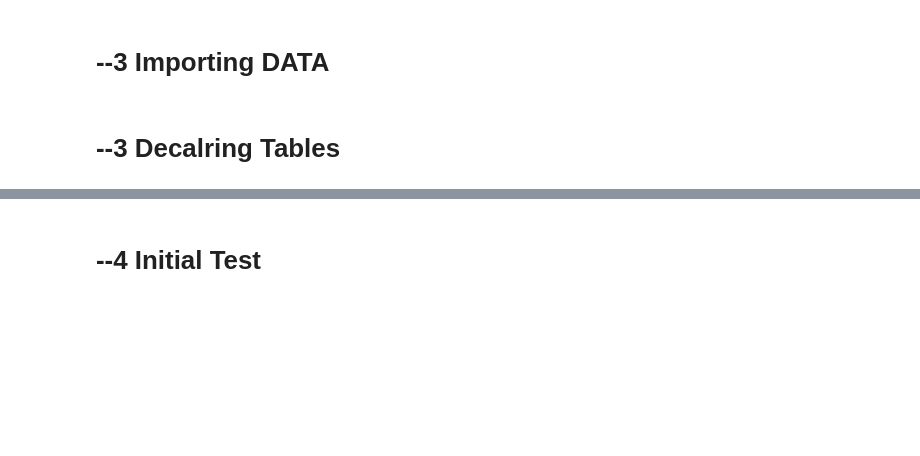
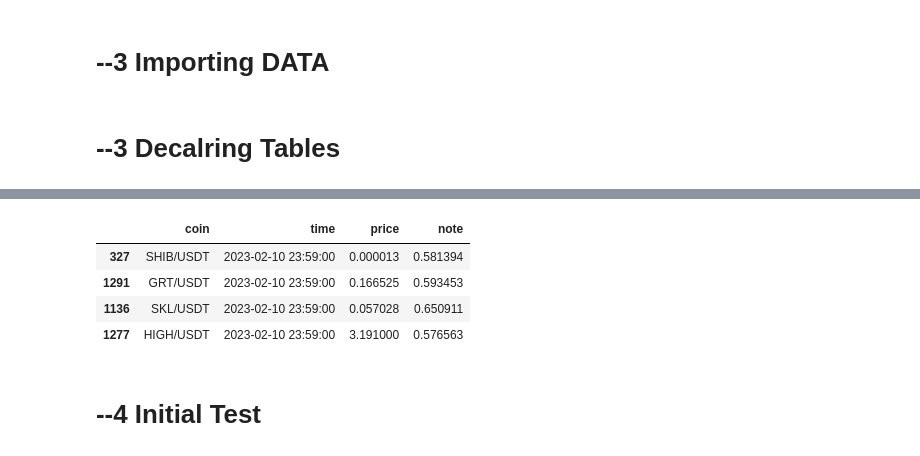
Before and after one commit to AyoubJadouli/Crypto_backtest_tools, a Jupyter notebook: +++AI_BackTest.ipynb, the cells around one changed output, grey strips where cells are left out. Saved outputs shown, nothing was run; the diff lists cells and outputs as text; code cells hidden in the pictures; blank space fills up the shorter version.

Commit message:
portfolio backtest

```diff
--- a/+++AI_BackTest.ipynb
+++ b/+++AI_BackTest.ipynb
@@ -39,11 +39,13 @@ Normalization_File= "False"
 Model_FileName= "/UltimeTradingBot/Data/BUY_FIX/tp80_w7_max3min_Model_true_win_model_Re4.h5"
 WINDOW_SIZE= 7
 PRESSISION=0.0
-PERIODE_START="09-02-2023 00:00:00"
-PERIODE_END="11-02-2023 00:00:00"
+PERIODE_START="2023-02-09 00:00:00"
+PERIODE_END="2023-02-11 00:00:00"
 
-start_period = datetime.strptime(PERIODE_START, '%d-%m-%Y %H:%M:%S')
-end_period = datetime.strptime(PERIODE_END, '%d-%m-%Y %H:%M:%S')
+# start_period = datetime.strptime(PERIODE_START, '%d-%m-%Y %H:%M:%S')
+# end_period = datetime.strptime(PERIODE_END, '%d-%m-%Y %H:%M:%S')
+start_period = pd.Timestamp(PERIODE_START)
+end_period = pd.Timestamp(PERIODE_END)
 
 
 #trading_options:
@@ -189,5 +226,6 @@ AllTop20Volumes[pd.Timestamp("2023-02-09")]
 backtest_model=load_model("/UltimeTradingBot/Data/BUY_TEST/tp70_w7_max2min_Model_VeryDeep.h5")
 # %%
+
 signal_df=pd.DataFrame(columns= ['coin', 'time',"price",'note'])
 for day,TOPLIST in AllTop20Volumes.items():
     for coin in TOPLIST:
@@ -196,7 +234,7 @@ for day,TOPLIST in AllTop20Volumes.items():
             loc_start=df_list1m[coin].index.get_loc(day)
             loc_end=df_list1m[coin].index.get_loc(day+pd.Timedelta('1 day'))
             gc.collect()
-            df=mini_expand4(pair=coin,i=loc_start,j=loc_end,window=WINDOW_SIZE,metadata=MetaData,buy_pourcent=TAKE_PROFIT,sell_pourcent=STOP_LOSS,buy_function=buy_test)
+            df=mini_expand4(pair=coin,i=loc_start,j=loc_end,window=WINDOW_SIZE,metadata=MetaData,buy_pourcent=TAKE_PROFIT,sell_pourcent=STOP_LOSS,buy_function=buy_alwase)
             dt=df.iloc[:,:-1].to_numpy(dtype=np.float32)
             predictions_note=backtest_model.predict(dt)
             predictions_round=predictions_note.round()
@@ -224,0 +291,25 @@ signal_df
+# %%
+coin="XRP/USDT"
+day=pd.Timestamp("2023-02-10 00:00:00")
+loc_start=df_list1m[coin].index.get_loc(day)
+loc_end=df_list1m[coin].index.get_loc(day+pd.Timedelta('1 day'))
+gc.collect()
+df=mini_expand4(pair=coin,i=loc_start,j=loc_end,window=WINDOW_SIZE,metadata=MetaData,buy_pourcent=TAKE_PROFIT,sell_pourcent=STOP_LOSS,buy_function=buy_alwase)
+df.pop("buy")
+dt = df.to_numpy(dtype=np.float32)
+predictions_note = backtest_model.predict(dt)
+df["time"] = df.index.values
+predictions_round = predictions_note.round()
+df['note'] = predictions_note
+
+# Filter the rows with positive predictions and create a dataframe with the signal
+df_signal_coin = df[predictions_round == 1][['time', 'price', 'note']].reset_index(drop=True)
+df_signal_coin['coin'] = coin
+
+signal_df = pd.concat([signal_df, df_signal_coin])
+# dt=df.iloc[:,:-1].to_numpy(dtype=np.float32)
+# predictions_note=backtest_model.predict(dt)
+# predictions_round=predictions_note.round()
+# dico_signal={"coin":coin,"time":df[predictions_round==1].index.values,"price":df[predictions_round==1]["price"].values,"note":predictions_note[predictions_round==1]}
+# df_signal_coin = pd.DataFrame(dico_signal)
+#signal_df=pd.concat([signal_df,df_signal_coin])
@@ -225,2 +621,8 @@ signal_df
 # %%
-signal_df[signal_df.time==pd.Timestamp("2023-02-09 00:10:00")]
+signal_df[signal_df.time==pd.Timestamp("2023-02-10 23:59:00")]
+# %% [output]
+|  | coin | time | price | note |
+| 327 | SHIB/USDT | 2023-02-10 23:59:00 | 0.000013 | 0.581394 |
+| 1291 | GRT/USDT | 2023-02-10 23:59:00 | 0.166525 | 0.593453 |
+| 1136 | SKL/USDT | 2023-02-10 23:59:00 | 0.057028 | 0.650911 |
+| 1277 | HIGH/USDT | 2023-02-10 23:59:00 | 3.191000 | 0.576563 |
```
Also changed, not shown: parts of 25 cells of this notebook, 4 other files.
